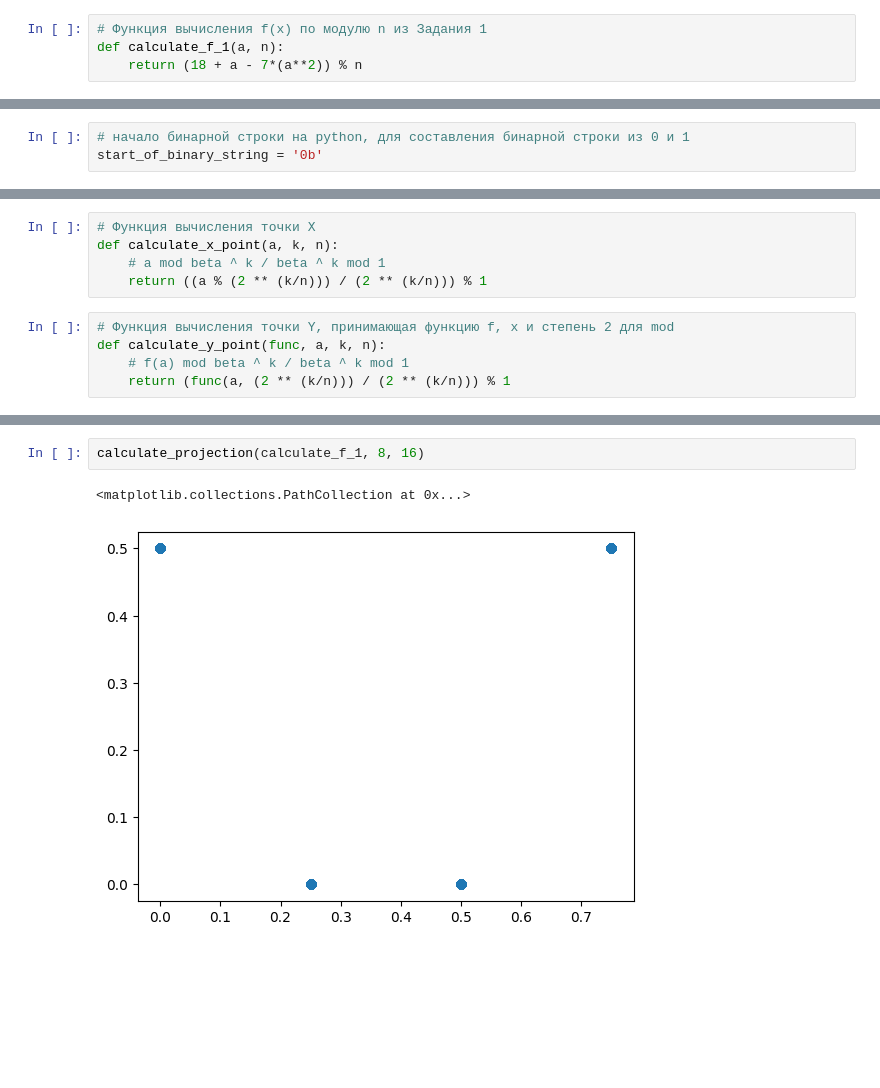
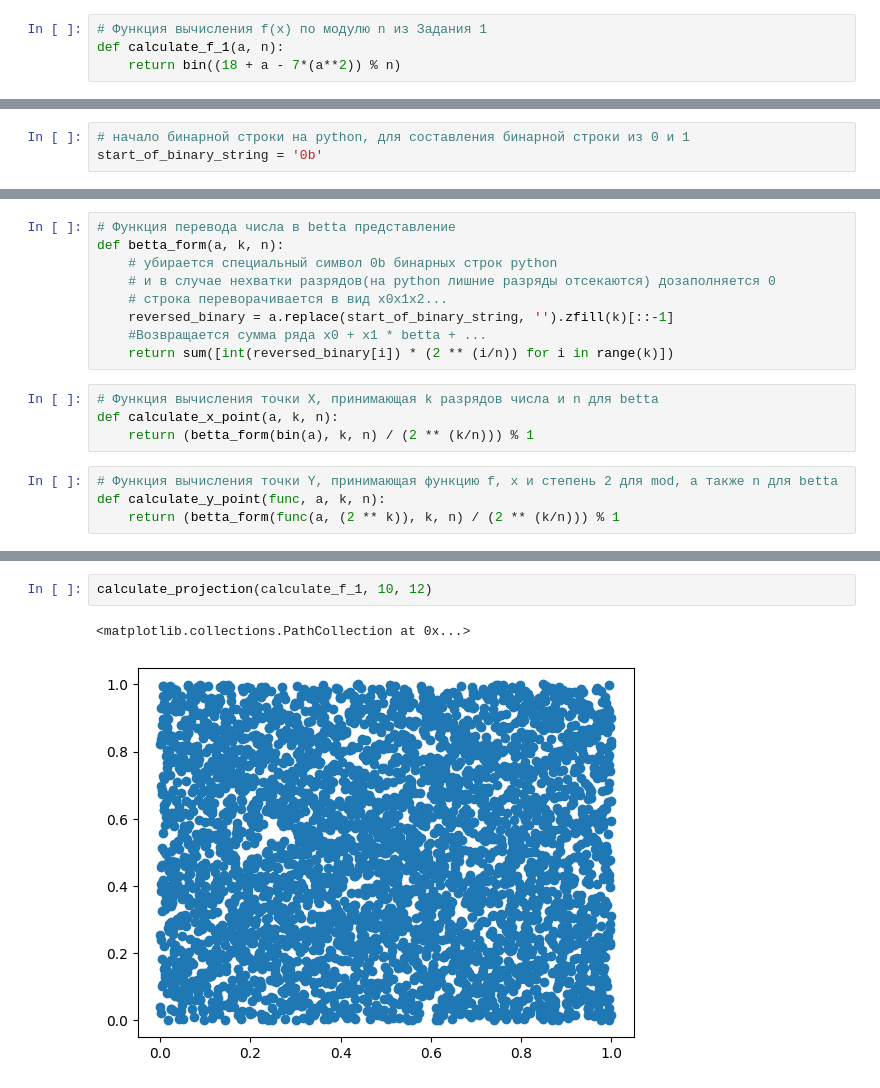
Before and after one commit to KozynchenkoVS/PythonMaths, a Jupyter notebook: Задание 4.ipynb, the cells around one changed output, grey strips where cells are left out. Drawn from its saved outputs; the diff is of its cells as text; blank space fills up the shorter version.

```diff
--- a/Задание 4.ipynb
+++ b/Задание 4.ipynb
@@ -29,7 +29,7 @@ def calculate_by_func(verticles: dict, func, n_mod):
 # %%
 # Функция вычисления f(x) по модулю n из Задания 1
 def calculate_f_1(a, n):
-    return (18 + a - 7*(a**2)) % n
+    return bin((18 + a - 7*(a**2)) % n)
 # %%
 # функция для вычисления степеней 2
 def pows_of_2(limit):
@@ -72,11 +72,18 @@ def calculate_f_2(a, n):
+# %%
+# Функция перевода числа в betta представление
+def betta_form(a, k, n):
+    # убирается специальный символ 0b бинарных строк python
+    # и в случае нехватки разрядов(на python лишние разряды отсекаются) дозаполняется 0
+    # строка переворачивается в вид x0x1x2...
+    reversed_binary = a.replace(start_of_binary_string, '').zfill(k)[::-1]
+    #Возвращается сумма ряда x0 + x1 * betta + ...
+    return sum([int(reversed_binary[i]) * (2 ** (i/n)) for i in range(k)])
 # %%
-# Функция вычисления точки X
+# Функция вычисления точки X, принимающая k разрядов числа и n для betta
 def calculate_x_point(a, k, n):
-    # a mod beta ^ k / beta ^ k mod 1
-    return ((a % (2 ** (k/n))) / (2 ** (k/n))) % 1
+    return (betta_form(bin(a), k, n) / (2 ** (k/n))) % 1
 # %%
-# Функция вычисления точки Y, принимающая функцию f, x и степень 2 для mod
+# Функция вычисления точки Y, принимающая функцию f, x и степень 2 для mod, а также n для betta
 def calculate_y_point(func, a, k, n):
-    # f(a) mod beta ^ k / beta ^ k mod 1
-    return (func(a, (2 ** (k/n))) / (2 ** (k/n))) % 1
+    return (betta_form(func(a, (2 ** k)), k, n) / (2 ** (k/n))) % 1
 # %%
@@ -108,6 +115,6 @@ calculate_projection(calculate_f_2, 2, 12)
 # %%
-calculate_projection(calculate_f_1, 8, 16)
+calculate_projection(calculate_f_1, 10, 12)
 # %% [output]
 <matplotlib.collections.PathCollection at 0x...>
-[figure, old version]
+[figure, new version]
 # %%
```
Also changed, not shown: parts of 19 cells of this notebook.
